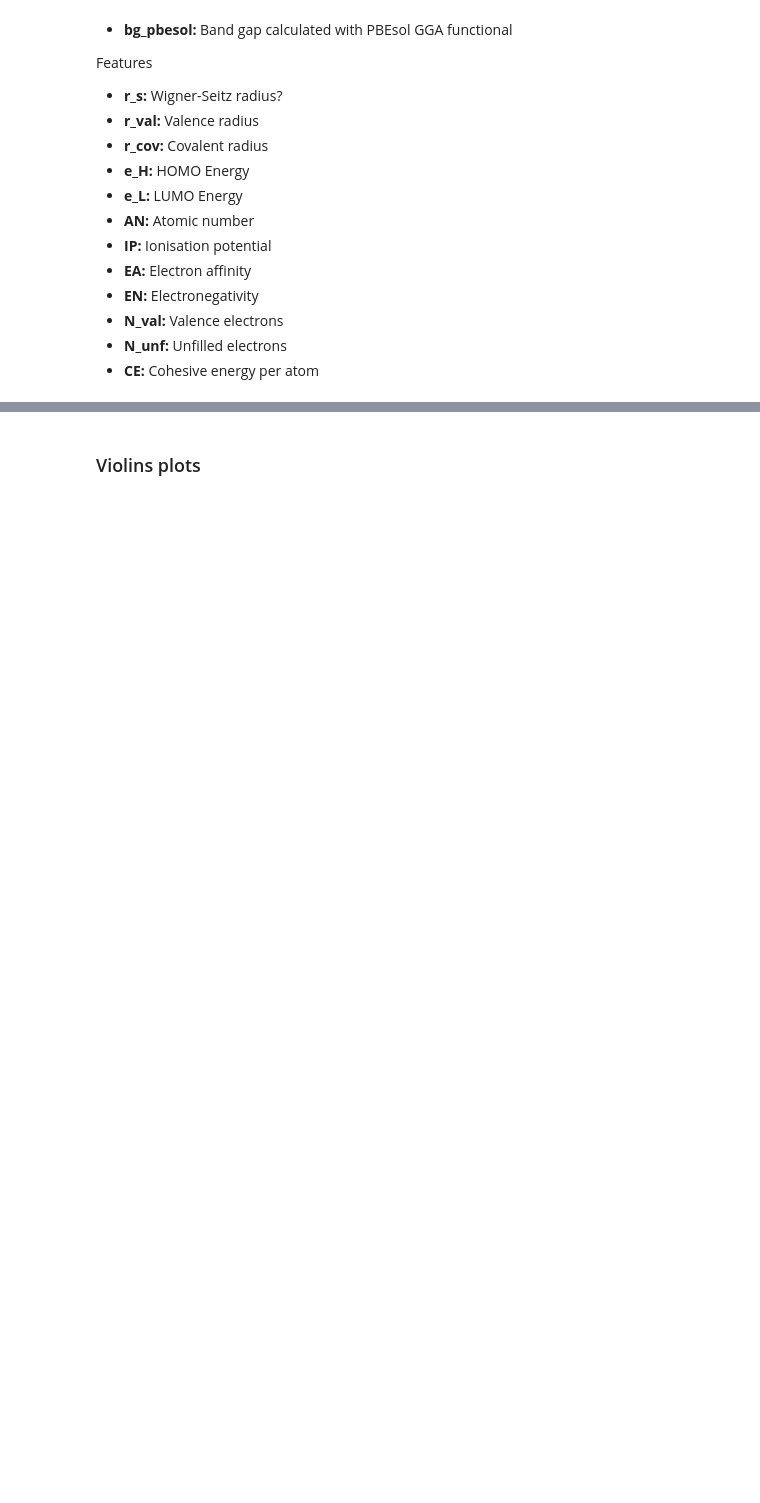
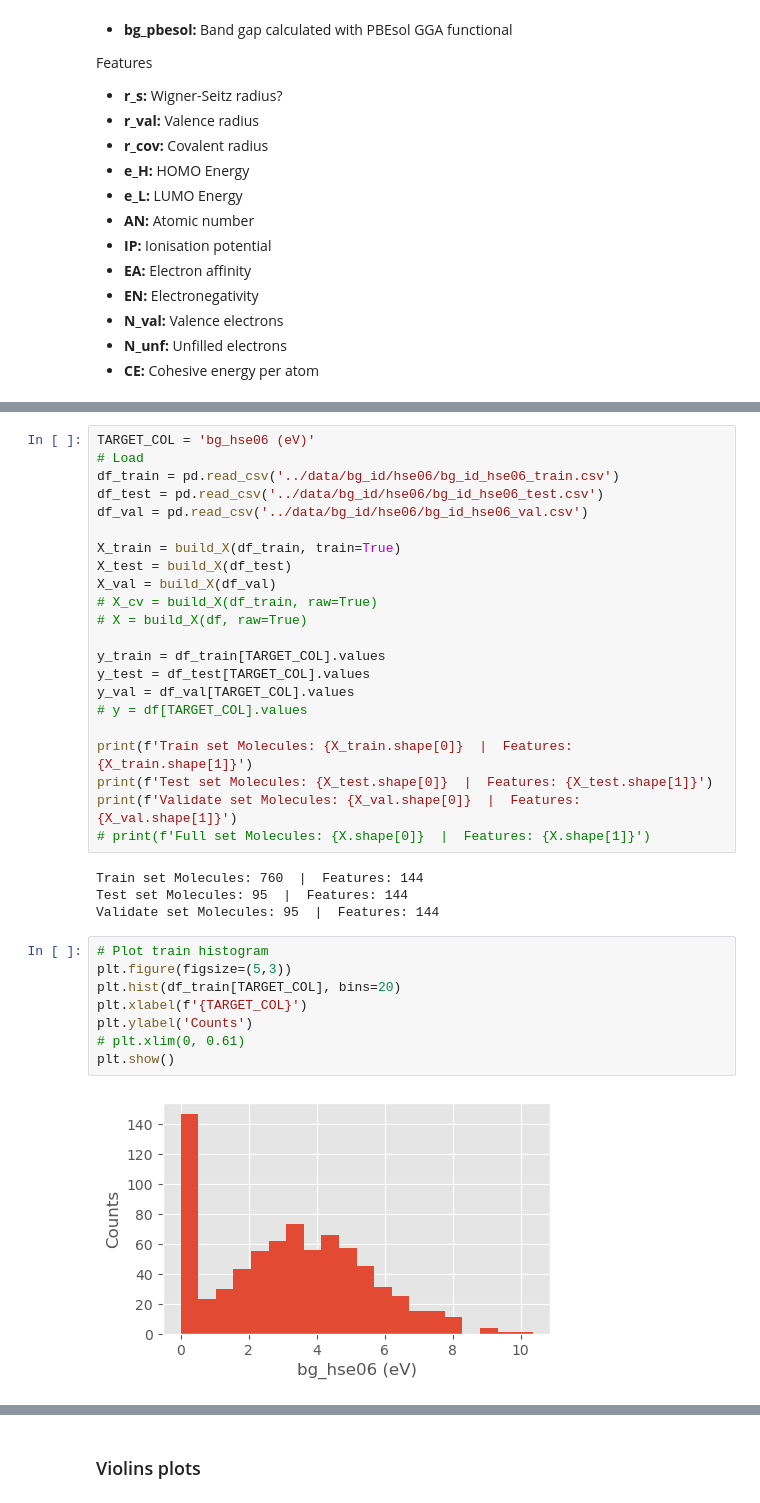
Before and after one commit to minhnghian03/property-prediction-al, a Jupyter notebook: ml/bg_id.ipynb, the cells around one changed output, grey strips where cells are left out. Saved outputs shown, nothing was run; the diff lists cells and outputs as text; blank space fills up the shorter version.

```diff
--- a/ml/bg_id.ipynb
+++ b/ml/bg_id.ipynb
@@ -473,0 +284,36 @@ make_learning_curve_plot(x, y_2, xgb_2)
+# %%
+TARGET_COL = 'bg_hse06 (eV)'
+# Load
+df_train = pd.read_csv('../data/bg_id/hse06/bg_id_hse06_train.csv')
+df_test = pd.read_csv('../data/bg_id/hse06/bg_id_hse06_test.csv')
+df_val = pd.read_csv('../data/bg_id/hse06/bg_id_hse06_val.csv')
+
+X_train = build_X(df_train, train=True)
+X_test = build_X(df_test)
+X_val = build_X(df_val)
+# X_cv = build_X(df_train, raw=True)
+# X = build_X(df, raw=True)
+
+y_train = df_train[TARGET_COL].values
+y_test = df_test[TARGET_COL].values
+y_val = df_val[TARGET_COL].values
+# y = df[TARGET_COL].values
+
+print(f'Train set Molecules: {X_train.shape[0]}  |  Features: {X_train.shape[1]}')
+print(f'Test set Molecules: {X_test.shape[0]}  |  Features: {X_test.shape[1]}')
+print(f'Validate set Molecules: {X_val.shape[0]}  |  Features: {X_val.shape[1]}')
+# print(f'Full set Molecules: {X.shape[0]}  |  Features: {X.shape[1]}')
+# %% [output]
+Train set Molecules: 760  |  Features: 144
+Test set Molecules: 95  |  Features: 144
+Validate set Molecules: 95  |  Features: 144
+# %%
+# Plot train histogram
+plt.figure(figsize=(5,3))
+plt.hist(df_train[TARGET_COL], bins=20)
+plt.xlabel(f'{TARGET_COL}')
+plt.ylabel('Counts')
+# plt.xlim(0, 0.61)
+plt.show()
+# %% [output]
+[figure, added]
```
Also changed, not shown: parts of 96 cells of this notebook, 19 other files.
